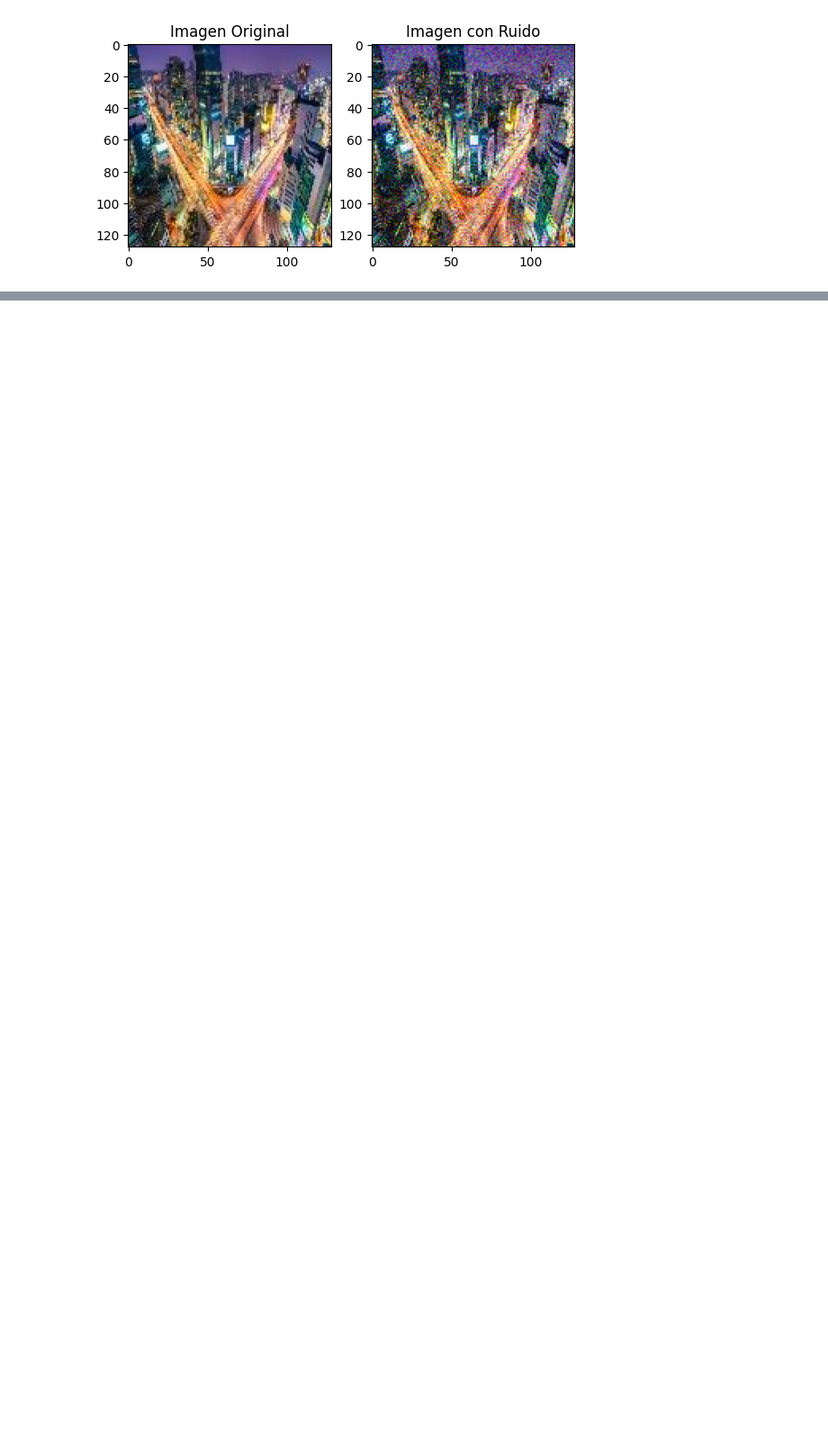
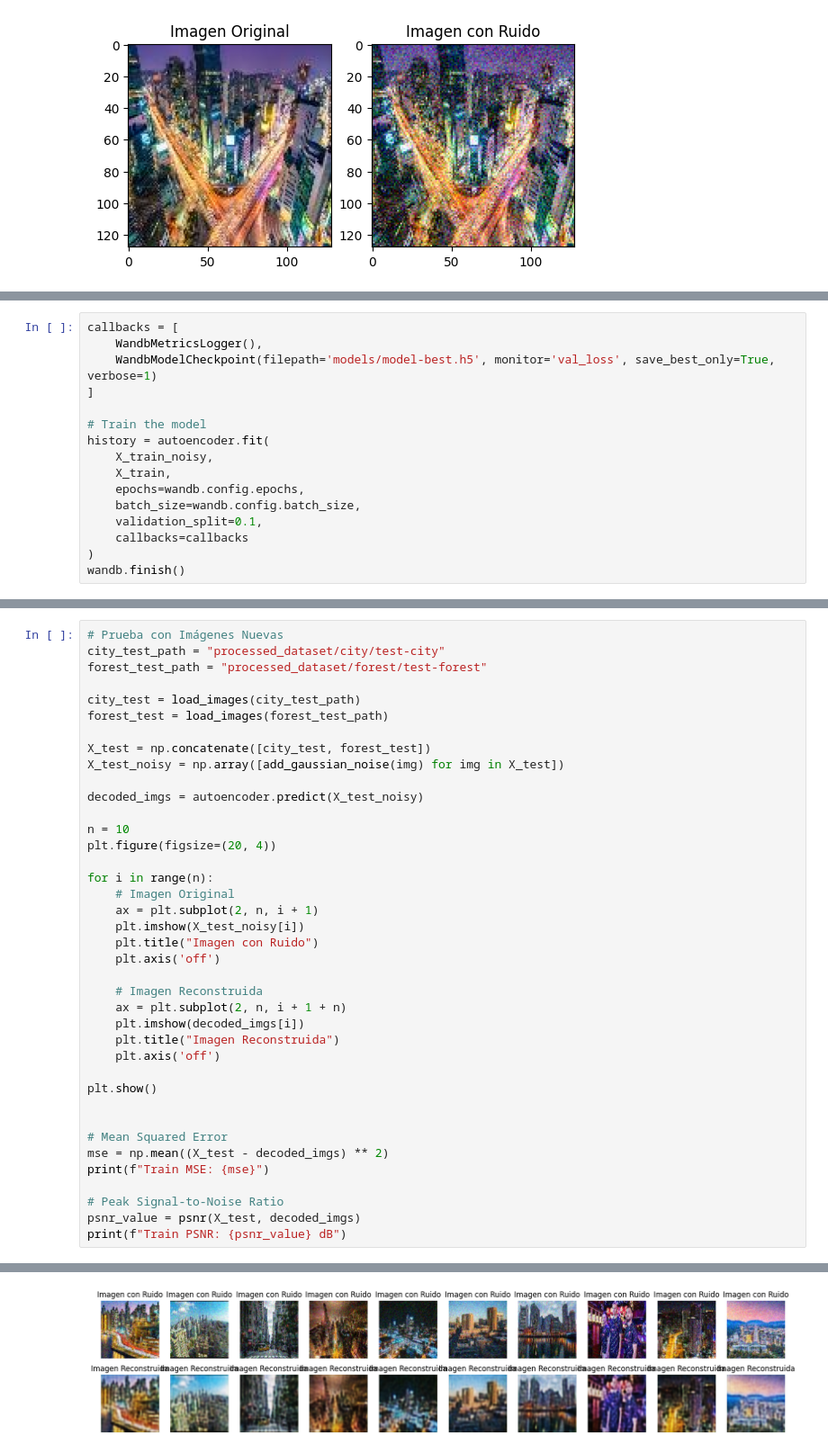
Before and after one commit to LOO1H3R/Deep_Learing_Proyect_01, a Jupyter notebook: Denoising_autoencoder.ipynb, the cells around one changed output, grey strips where cells are left out. Shown at 90% size. Saved outputs shown, nothing was run; the diff lists cells and outputs as text; blank space fills up the shorter version.

Commit message:
PSNR Metric added

```diff
--- a/Denoising_autoencoder.ipynb
+++ b/Denoising_autoencoder.ipynb
@@ -117,0 +106,16 @@ AttributeError: 'Node' object has no attribute 'inbound_layers'
+# %%
+callbacks = [
+    WandbMetricsLogger(),
+    WandbModelCheckpoint(filepath='models/model-best.h5', monitor='val_loss', save_best_only=True, verbose=1)
+]
+
+# Train the model
+history = autoencoder.fit(
+    X_train_noisy,
+    X_train,
+    epochs=wandb.config.epochs,
+    batch_size=wandb.config.batch_size,
+    validation_split=0.1,
+    callbacks=callbacks
+)
+wandb.finish()
@@ -159,0 +189,40 @@ plt.show()
+# %%
+# Prueba con Imágenes Nuevas
+city_test_path = "processed_dataset/city/test-city"
+forest_test_path = "processed_dataset/forest/test-forest"
+
+city_test = load_images(city_test_path)
+forest_test = load_images(forest_test_path)
+
+X_test = np.concatenate([city_test, forest_test])
+X_test_noisy = np.array([add_gaussian_noise(img) for img in X_test])
+
+decoded_imgs = autoencoder.predict(X_test_noisy)
+
+n = 10
+plt.figure(figsize=(20, 4))
+
+for i in range(n):
+    # Imagen Original
+    ax = plt.subplot(2, n, i + 1)
+    plt.imshow(X_test_noisy[i])
+    plt.title("Imagen con Ruido")
+    plt.axis('off')
+
+    # Imagen Reconstruida
+    ax = plt.subplot(2, n, i + 1 + n)
+    plt.imshow(decoded_imgs[i])
+    plt.title("Imagen Reconstruida")
+    plt.axis('off')
+
+plt.show()
+
+
+# Mean Squared Error
+mse = np.mean((X_test - decoded_imgs) ** 2)
+print(f"Train MSE: {mse}")
+
+# Peak Signal-to-Noise Ratio
+psnr_value = psnr(X_test, decoded_imgs)
+print(f"Train PSNR: {psnr_value} dB")
+# %% [output]
@@ -159,0 +230 @@ plt.show()
+[figure, added]
```
Also changed, not shown: parts of 6 cells of this notebook.
